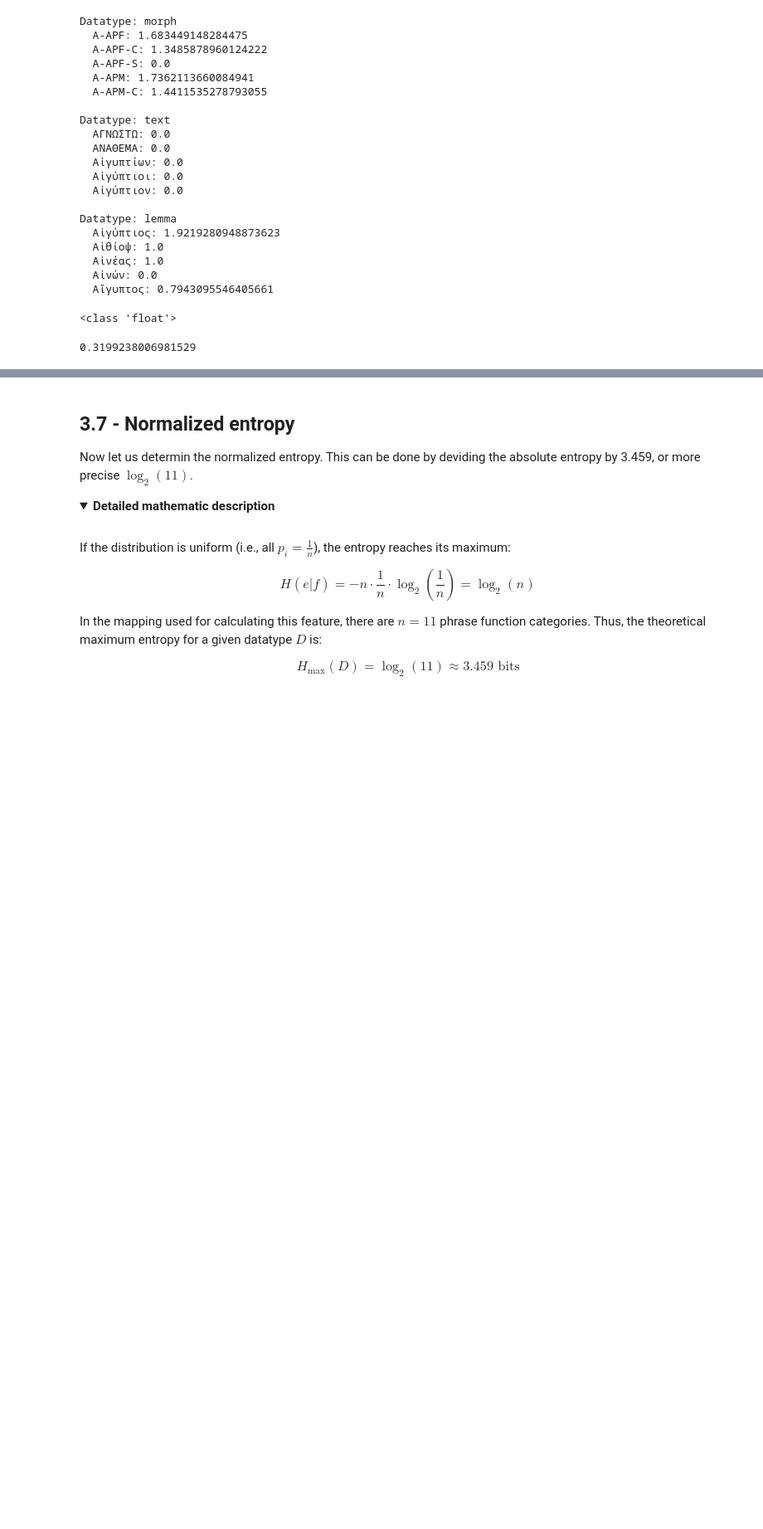
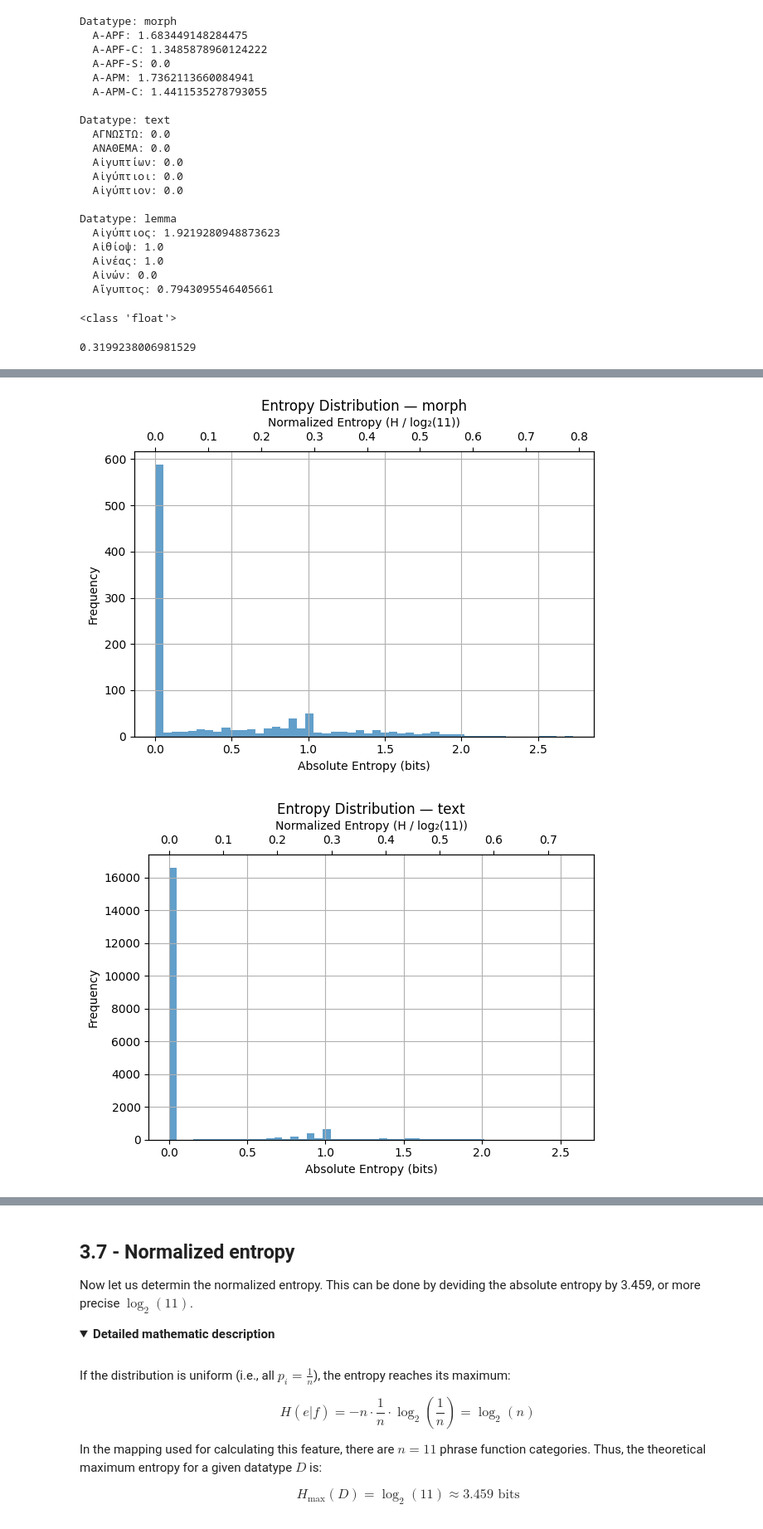
Before and after one commit to tonyjurg/Create-TF-entropy-features, a Jupyter notebook: create_entropy_type2pf_features.ipynb, the cells around one changed output, grey strips where cells are left out. Shown: that part at 83% size. Cells and saved outputs as stored; diff of their text form; code cells hidden in the pictures; folded sections open; blank space fills up the shorter version.

```diff
--- a/create_entropy_type2pf_features.ipynb
+++ b/create_entropy_type2pf_features.ipynb
@@ -550,12 +585,0 @@ StdDev:  0.6546
-# %%
-import matplotlib.pyplot as plt
-
-# Histogram for each datatype
-for datatype, vals in entropy_lists.items():
-    plt.figure()
-    plt.hist(vals, bins=50, alpha=0.7)
-    plt.title(f"Entropy Distribution — {datatype}")
-    plt.xlabel("Entropy")
-    plt.ylabel("Frequency")
-    plt.grid(True)
-    plt.show()
@@ -565,0 +586,32 @@ for datatype, vals in entropy_lists.items():
+# %%
+import matplotlib.pyplot as plt
+import numpy as np
+
+# In our case there are 11 classes: log2(11) = = 3.4594316186372973...
+entropy_max = log2_11  # for normalization (var defined earlier)
+
+# Histogram for each datatype
+for datatype, vals in entropy_lists.items():
+    fig, ax1 = plt.subplots()
+
+    # Plot histogram on primary axis (absolute entropy)
+    n, bins, patches = ax1.hist(vals, bins=50, alpha=0.7)
+    ax1.set_title(f"Entropy Distribution — {datatype}")
+    ax1.set_xlabel("Absolute Entropy (bits)")
+    ax1.set_ylabel("Frequency")
+    ax1.grid(True)
+
+    # Create a second x-axis for normalized entropy
+    ax2 = ax1.twiny()
+
+    # Set the same limits, scaled
+    abs_min, abs_max = ax1.get_xlim()
+    norm_min, norm_max = abs_min / entropy_max, abs_max / entropy_max
+    ax2.set_xlim(norm_min, norm_max)
+    ax2.set_xlabel("Normalized Entropy (H / log₂(11))")
+
+    plt.tight_layout()
+    plt.show()
+# %% [output]
+[figure, added]
+[figure, added]
```
Also changed, not shown: parts of 7 cells of this notebook, 1 other file.
